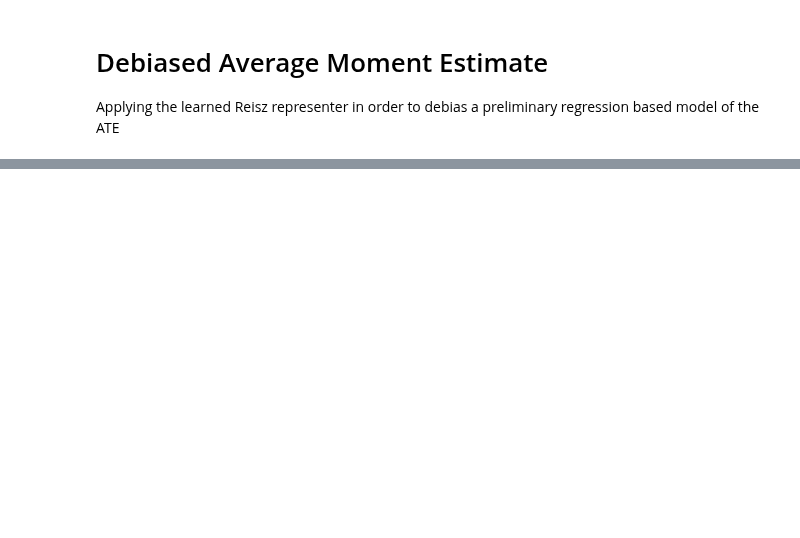
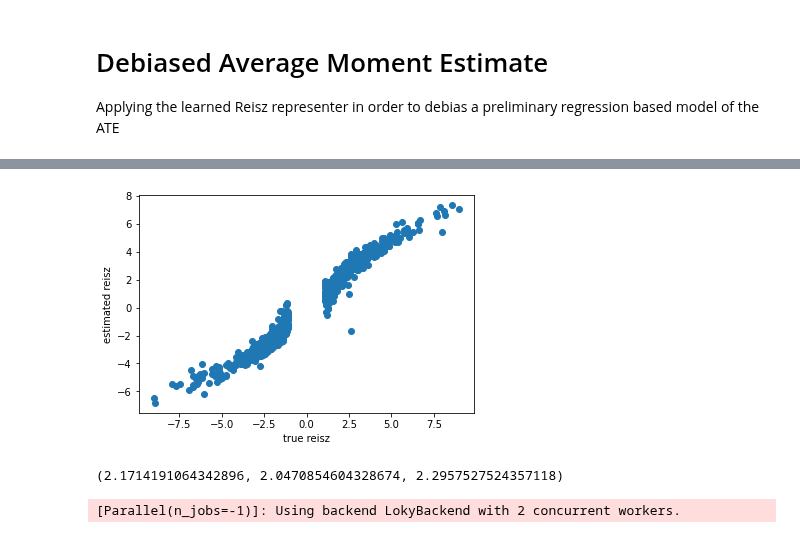
Before and after one commit to syrgkanislab/adversarial_reisz, a Jupyter notebook: LinearAdversarialReisz.ipynb, the cells around one changed output, grey strips where cells are left out. Cells and saved outputs as stored; diff of their text form; code cells hidden in the pictures; blank space fills up the shorter version.

```diff
--- a/LinearAdversarialReisz.ipynb
+++ b/LinearAdversarialReisz.ipynb
@@ -261,0 +287,22 @@ plt.show()
+# %%
+import pandas as pd
+
+df = pd.read_csv('rahul/sim_1.csv', index_col=0)
+y = df['Y'].values
+X = df[['D'] + [f'X{i}' for i in np.arange(1, 11)]].values
+# %%
+feat = Pipeline([('p', PolynomialFeatures(degree=3, include_bias=False))])
+feat.steps.append(('s', StandardScaler()))
+feat.steps.append(('cnt', PolynomialFeatures(degree=1, include_bias=True)))
+splin = SparseLinearAdvRiesz(moment_fn, featurizer=feat,
+                             n_iter=50000, lambda_theta=0.01, B=10,
+                             tol=0.00001).fit(X)
+# %%
+plt.figure()
+treated = (X_test[:, 0] == 1)
+plt.scatter(df['rr'].values, splin.predict(X))
+plt.xlabel('true reisz')
+plt.ylabel('estimated reisz')
+plt.show()
+# %% [output]
+[figure, added]
@@ -261,0 +313,27 @@ plt.show()
+# %%
+dr_reisz_ate, dr_reisz_low, dr_reisz_up
+# %% [output]
+(2.1714191064342896, 2.0470854604328674, 2.2957527524357118)
+# %%
+import pandas as pd
+from joblib import Parallel, delayed
+
+def exp(it):
+    df = pd.read_csv(f'rahul/sim_{it}.csv', index_col=0)
+    y = df['Y'].values
+    X = df[['D'] + [f'X{i}' for i in np.arange(1, 11)]].values
+    feat = Pipeline([('p', PolynomialFeatures(degree=2, include_bias=False))])
+    feat.steps.append(('s', StandardScaler()))
+    feat.steps.append(('cnt', PolynomialFeatures(degree=1, include_bias=True)))
+    splin = SparseLinearAdvRiesz(moment_fn, featurizer=feat,
+                                n_iter=50000, lambda_theta=0.01, B=10,
+                                tol=0.00001).fit(X)
+    a_test = splin.predict(X)
+    est = Pipeline([('p', PolynomialFeatures(degree=1)), ('l', Lasso(alpha=.1))]).fit(X, y)
+    return mean_ci(moment_fn(X, est.predict) + a_test * (y - est.predict(X)))
+
+true = 2.2
+
+results = Parallel(n_jobs=-1, verbose=3)(delayed(exp)(it) for it in np.arange(1, 101).astype(int))
+# %% [output]
+[Parallel(n_jobs=-1)]: Using backend LokyBackend with 2 concurrent workers.
```
Also changed, not shown: parts of 12 cells of this notebook, 5 other files.
